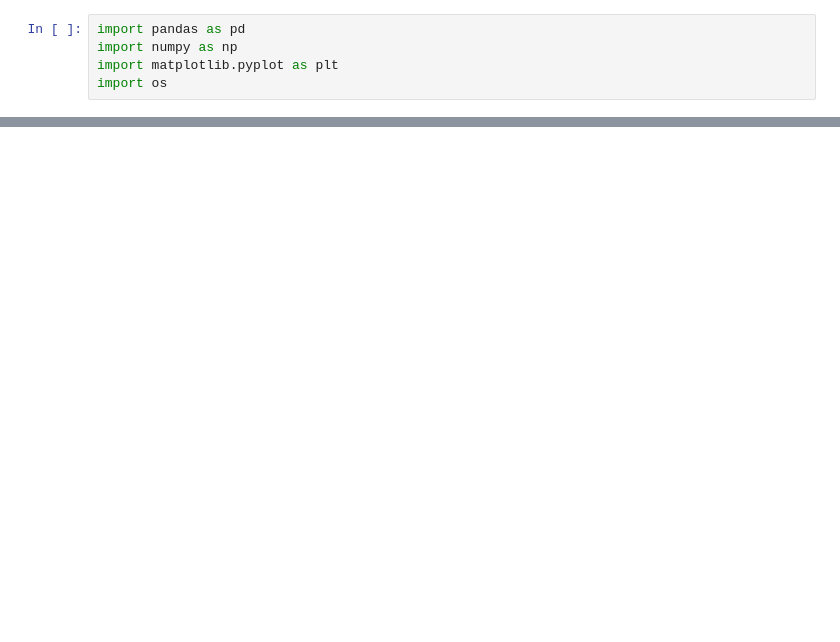
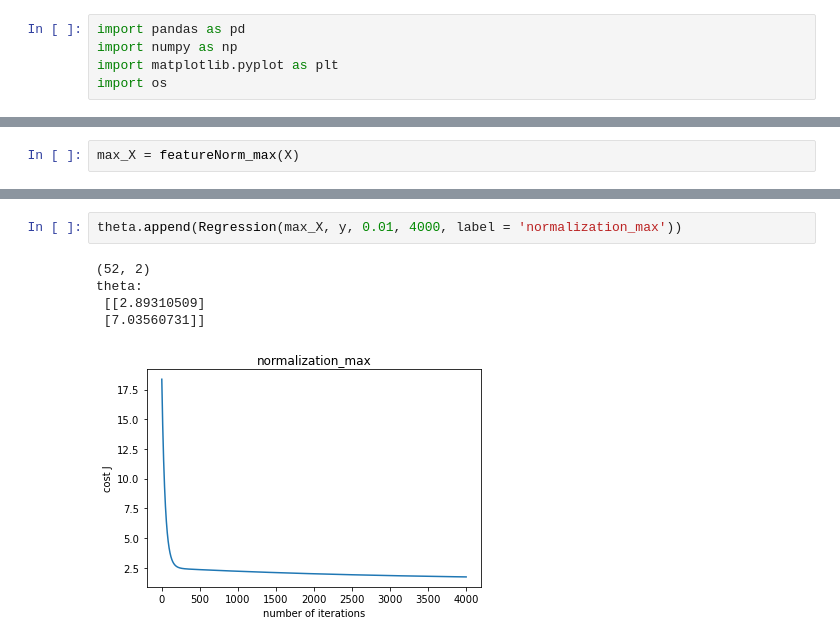
Before and after one commit to ElPlaguister/Study_ML, a Jupyter notebook: hand_BGD.ipynb, the cells around one changed output, grey strips where cells are left out. Cells and saved outputs as stored; diff of their text form; blank space fills up the shorter version.

```diff
--- a/hand_BGD.ipynb
+++ b/hand_BGD.ipynb
@@ -54,0 +81,2 @@ print(y_predict)
+# %%
+max_X = featureNorm_max(X)
@@ -54,0 +108,8 @@ print(y_predict)
+# %%
+theta.append(Regression(max_X, y, 0.01, 4000, label = 'normalization_max'))
+# %% [output]
+(52, 2)
+theta:
+ [[2.89310509]
+ [7.03560731]]
+[figure, added]
```
Also changed, not shown: parts of 13 cells of this notebook, 2 other files.
